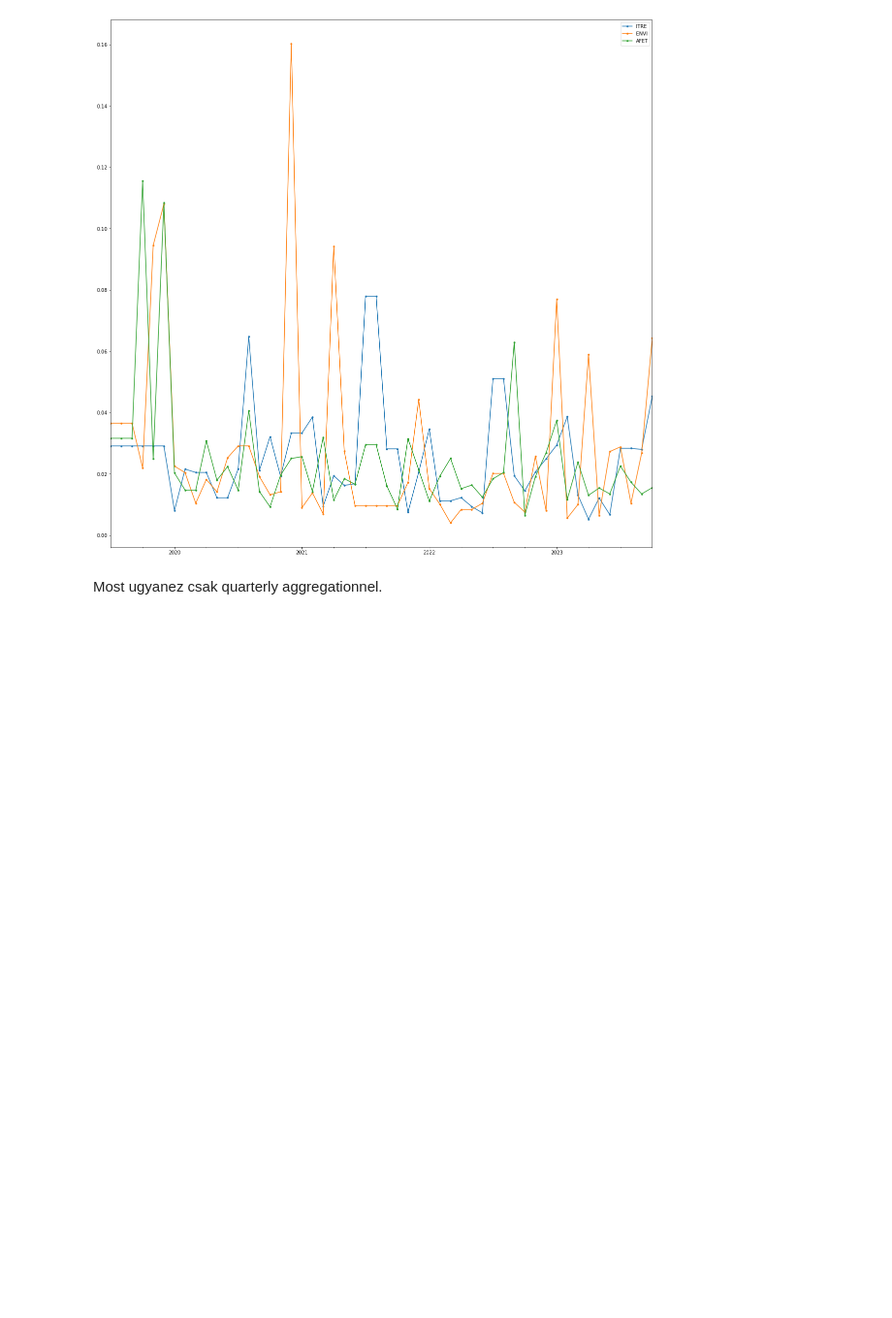
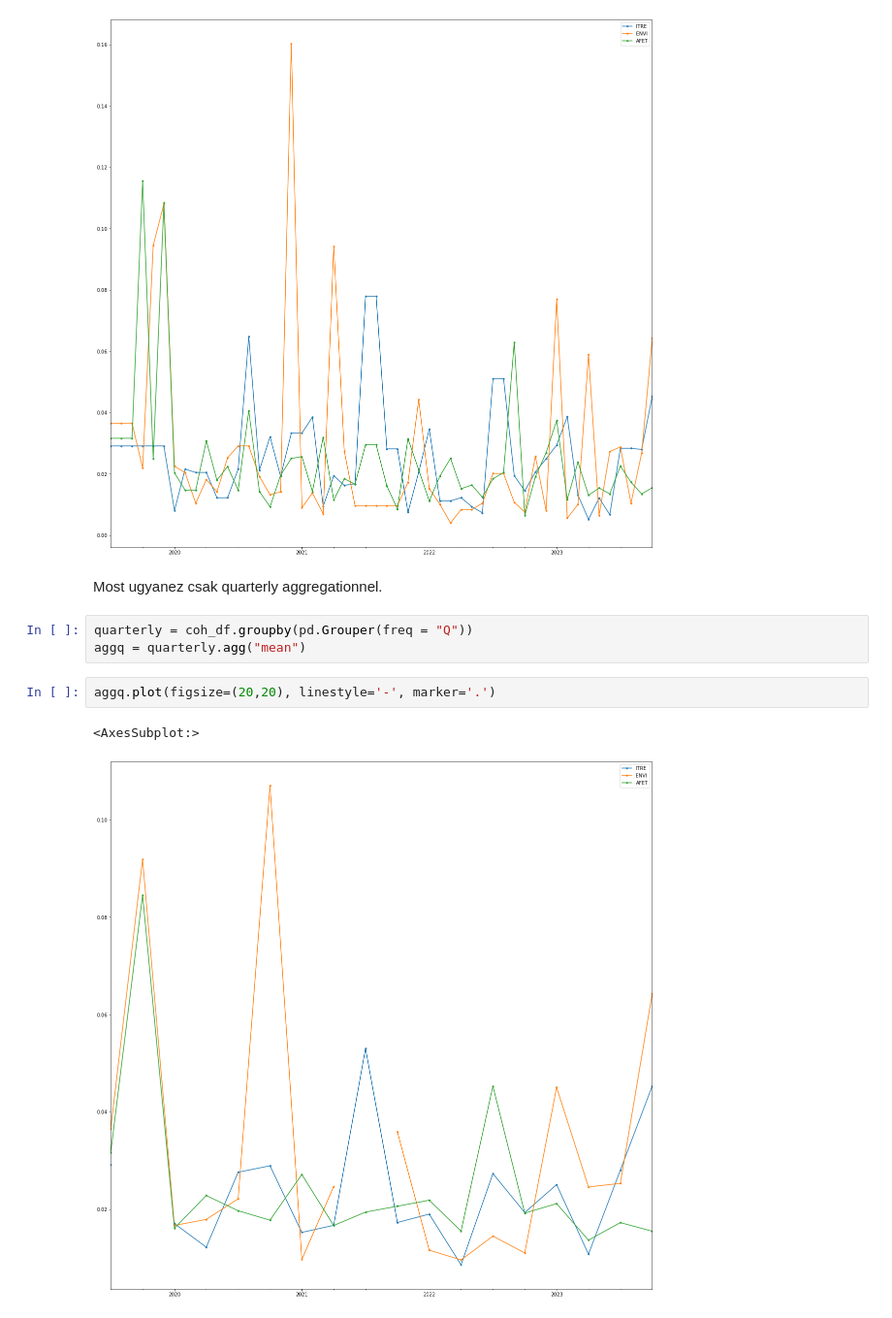
Before and after one commit to maritsm/temalabor-2023, a Jupyter notebook: monthly_aggregation_coh.ipynb, the cells around one changed output. Shown at 97% size. Drawn from its saved outputs; the diff is of its cells as text; blank space fills up the shorter version.

Commit message:
quarterly aggregation

```diff
--- a/monthly_aggregation_coh.ipynb
+++ b/monthly_aggregation_coh.ipynb
@@ -52,3 +52,11 @@ aggr.plot(figsize=(20,20), linestyle='-', marker='.')
 [figure]
 # %% [markdown]
 Most ugyanez csak quarterly aggregationnel.
+# %%
+quarterly = coh_df.groupby(pd.Grouper(freq = "Q"))
+aggq = quarterly.agg("mean")
+# %%
+aggq.plot(figsize=(20,20), linestyle='-', marker='.')
+# %% [output]
+<AxesSubplot:>
+[figure, added]
```
